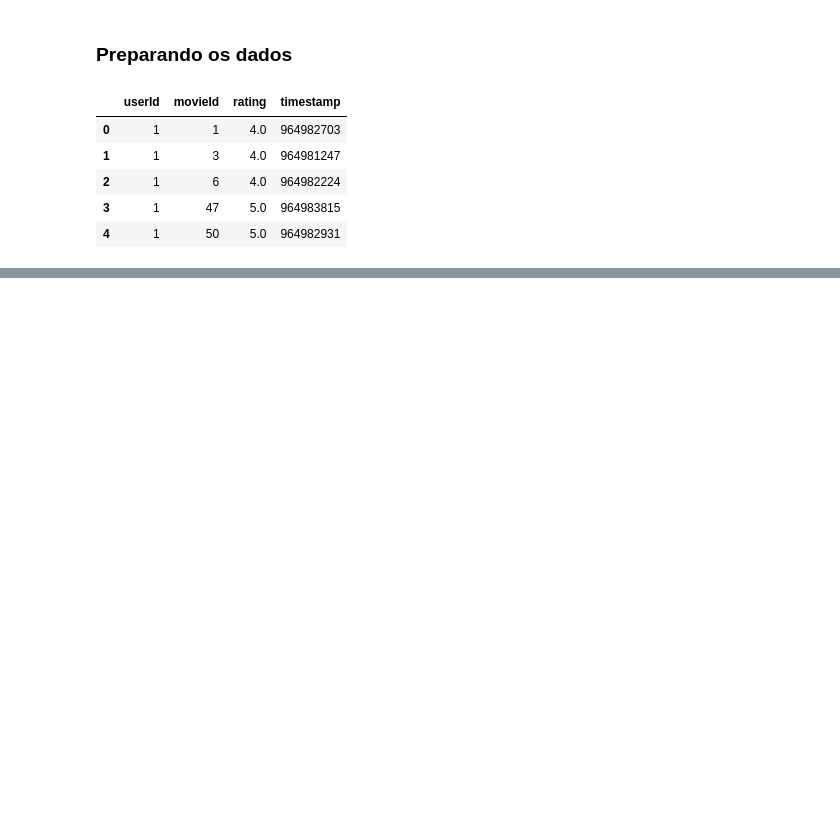
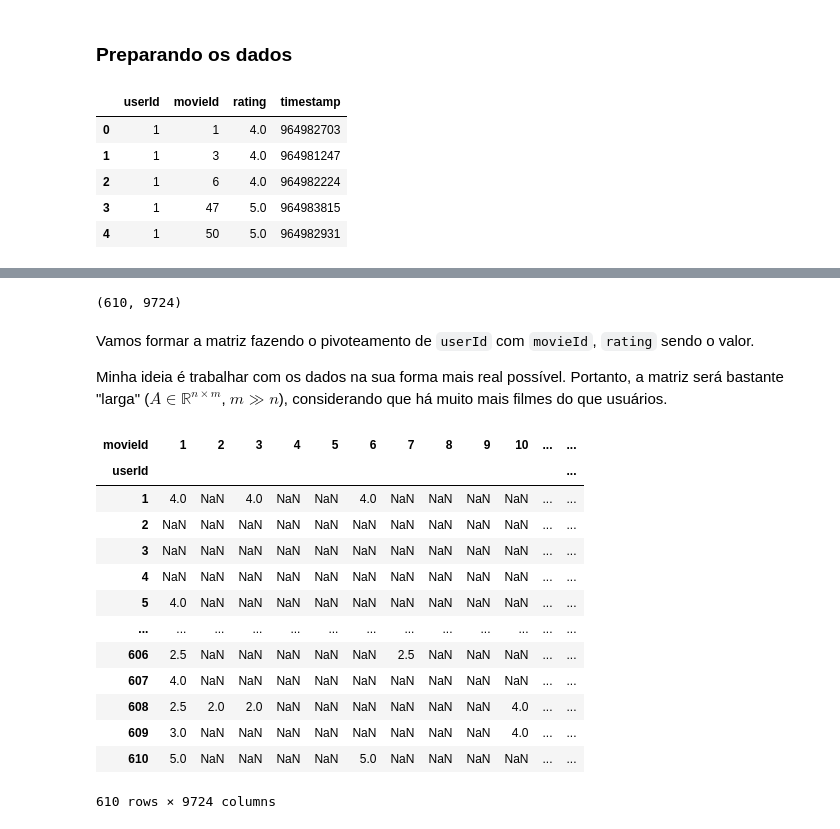
Before and after one commit to Salies/posmac-alcd, a Jupyter notebook: Aula 8 (missing data e reduced-rank regression)/matrix_completion.ipynb, the cells around one changed output, grey strips where cells are left out. Saved outputs shown, nothing was run; the diff lists cells and outputs as text; code cells hidden in the pictures; blank space fills up the shorter version.

Commit message:
feat: data, matrix completion

```diff
--- a/Aula 8 (missing data e reduced-rank regression)/matrix_completion.ipynb
+++ b/Aula 8 (missing data e reduced-rank regression)/matrix_completion.ipynb
@@ -13,8 +17,8 @@ from numpy.linalg import svd
 # %% [markdown]
 ### Preparando os dados
 # %%
-ratings_df = pd.read_csv('../data/ml-latest-small/ratings.csv')
-ratings_df.head()
+df = pd.read_csv('../data/ml-latest-small/ratings.csv')
+df.head()
 # %% [output]
 |  | userId | movieId | rating | timestamp |
 | 0 | 1 | 1 | 4.0 | 964982703 |
@@ -86,0 +29,3 @@ array([[3.5, 4.5, 4. , ..., 0. , 0. , 0. ],
+# %%
+movies_df = pd.read_csv('../data/ml-latest-small/movies.csv')
+movies_df.head()
@@ -86,0 +39,33 @@ array([[3.5, 4.5, 4. , ..., 0. , 0. , 0. ],
+# %%
+known_movies = movies_df['movieId'].unique()
+# remove unknown movies
+df = df[df['movieId'].isin(known_movies)]
+# %%
+df['userId'].nunique(), df['movieId'].nunique()
+# %% [output]
+(610, 9724)
+# %% [markdown]
+Vamos formar a matriz fazendo o pivoteamento de ``userId`` com ``movieId``, ``rating`` sendo o valor.
+
+Minha ideia é trabalhar com os dados na sua forma mais real possível. Portanto, a matriz será bastante "larga"
+($A \in \mathbb{R}^{n \times m}$, $m \gg n$),
+considerando que há muito mais filmes do que usuários.
+# %%
+# m is a pivot of userId and movieId, rating is the value
+data = df.pivot(index='userId', columns='movieId', values='rating')
+data
+# %% [output]
+| movieId | 1 | 2 | 3 | 4 | 5 | 6 | 7 | 8 | 9 | 10 | ... | ... |
+| userId |  |  |  |  |  |  |  |  |  |  |  | ... |
+| 1 | 4.0 | NaN | 4.0 | NaN | NaN | 4.0 | NaN | NaN | NaN | NaN | ... | ... |
+| 2 | NaN | NaN | NaN | NaN | NaN | NaN | NaN | NaN | NaN | NaN | ... | ... |
+| 3 | NaN | NaN | NaN | NaN | NaN | NaN | NaN | NaN | NaN | NaN | ... | ... |
+| 4 | NaN | NaN | NaN | NaN | NaN | NaN | NaN | NaN | NaN | NaN | ... | ... |
+| 5 | 4.0 | NaN | NaN | NaN | NaN | NaN | NaN | NaN | NaN | NaN | ... | ... |
+| ... | ... | ... | ... | ... | ... | ... | ... | ... | ... | ... | ... | ... |
+| 606 | 2.5 | NaN | NaN | NaN | NaN | NaN | 2.5 | NaN | NaN | NaN | ... | ... |
+| 607 | 4.0 | NaN | NaN | NaN | NaN | NaN | NaN | NaN | NaN | NaN | ... | ... |
+| 608 | 2.5 | 2.0 | 2.0 | NaN | NaN | NaN | NaN | NaN | NaN | 4.0 | ... | ... |
+| 609 | 3.0 | NaN | NaN | NaN | NaN | NaN | NaN | NaN | NaN | 4.0 | ... | ... |
+| 610 | 5.0 | NaN | NaN | NaN | NaN | 5.0 | NaN | NaN | NaN | NaN | ... | ... |
+610 rows × 9724 columns
```
Also changed, not shown: parts of 36 cells of this notebook, 7 other files.
